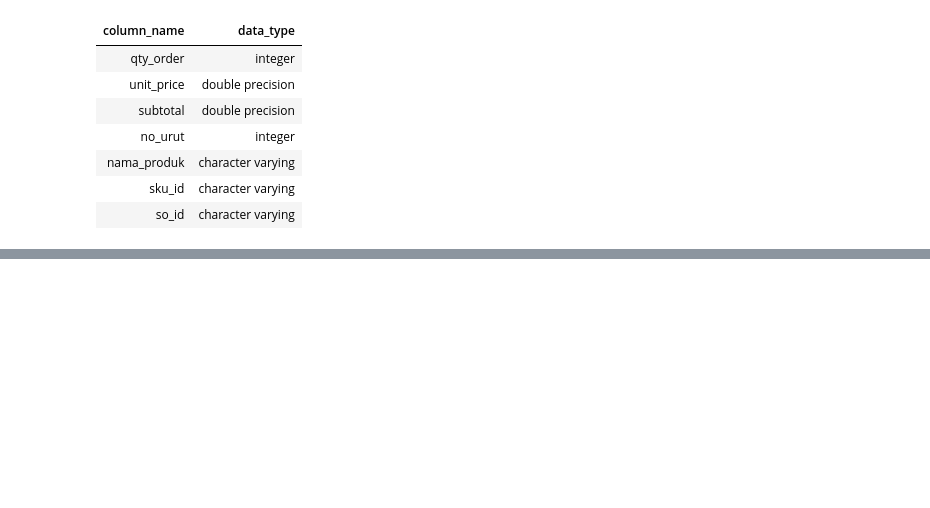
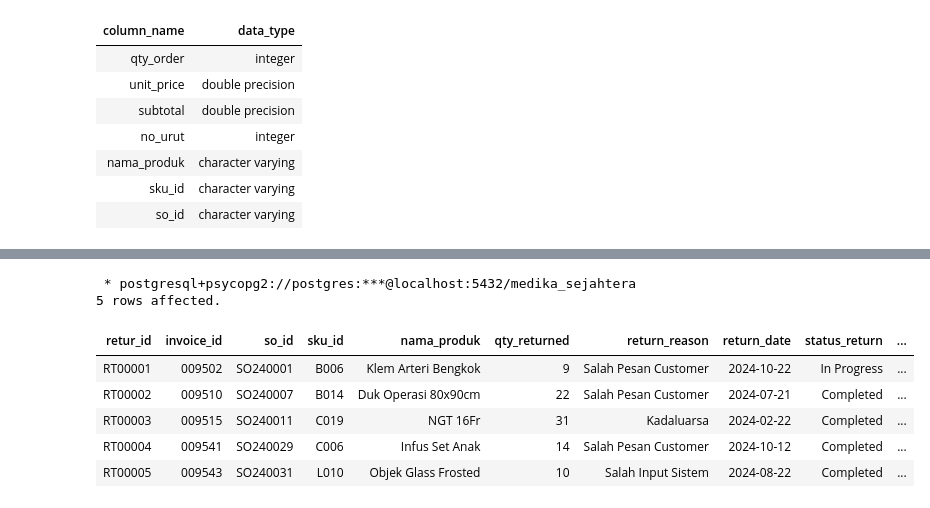
Before and after one commit to Rpfitrah/return-analysis-medika-sejahtera, a Jupyter notebook: Notebook/01_data_understanding.ipynb, the cells around one changed output, grey strips where cells are left out. Drawn from its saved outputs; the diff is of its cells as text; code cells hidden in the pictures; blank space fills up the shorter version.

Commit message:
data preview

```diff
--- a/Notebook/01_data_understanding.ipynb
+++ b/Notebook/01_data_understanding.ipynb
@@ -421,0 +520,16 @@ WHERE
+# %%
+%%sql
+
+SELECT *
+FROM
+    return_data
+LIMIT 5
+# %% [output]
+ * postgresql+psycopg2://postgres:***@localhost:5432/medika_sejahtera
+5 rows affected.
+| retur_id | invoice_id | so_id | sku_id | nama_produk | qty_returned | return_reason | return_date | status_return | ... |
+| RT00001 | 009502 | SO240001 | B006 | Klem Arteri Bengkok | 9 | Salah Pesan Customer | 2024-10-22 | In Progress | ... |
+| RT00002 | 009510 | SO240007 | B014 | Duk Operasi 80x90cm | 22 | Salah Pesan Customer | 2024-07-21 | Completed | ... |
+| RT00003 | 009515 | SO240011 | C019 | NGT 16Fr | 31 | Kadaluarsa | 2024-02-22 | Completed | ... |
+| RT00004 | 009541 | SO240029 | C006 | Infus Set Anak | 14 | Salah Pesan Customer | 2024-10-12 | Completed | ... |
+| RT00005 | 009543 | SO240031 | L010 | Objek Glass Frosted | 10 | Salah Input Sistem | 2024-08-22 | Completed | ... |
```
Also changed, not shown: parts of 9 cells of this notebook.
